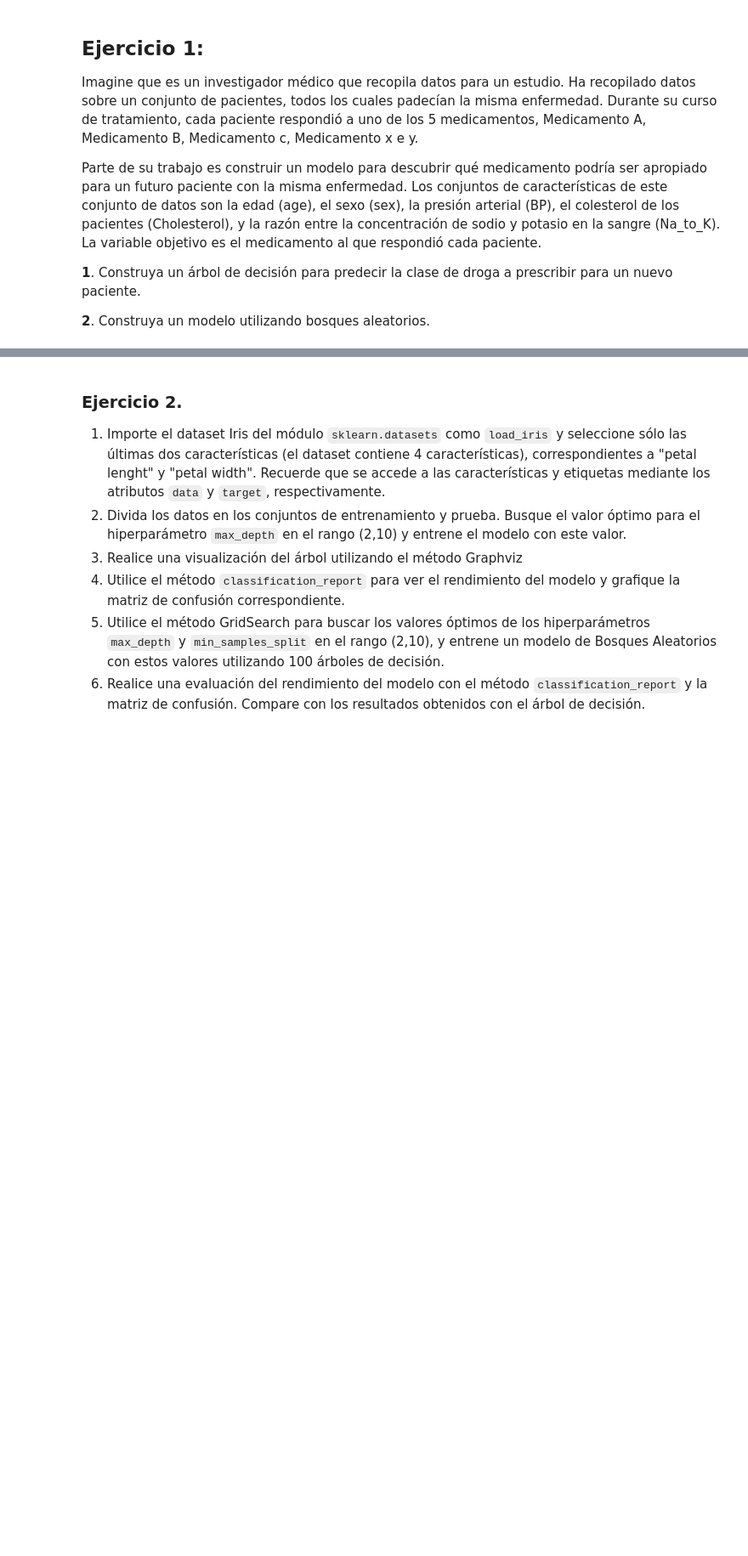
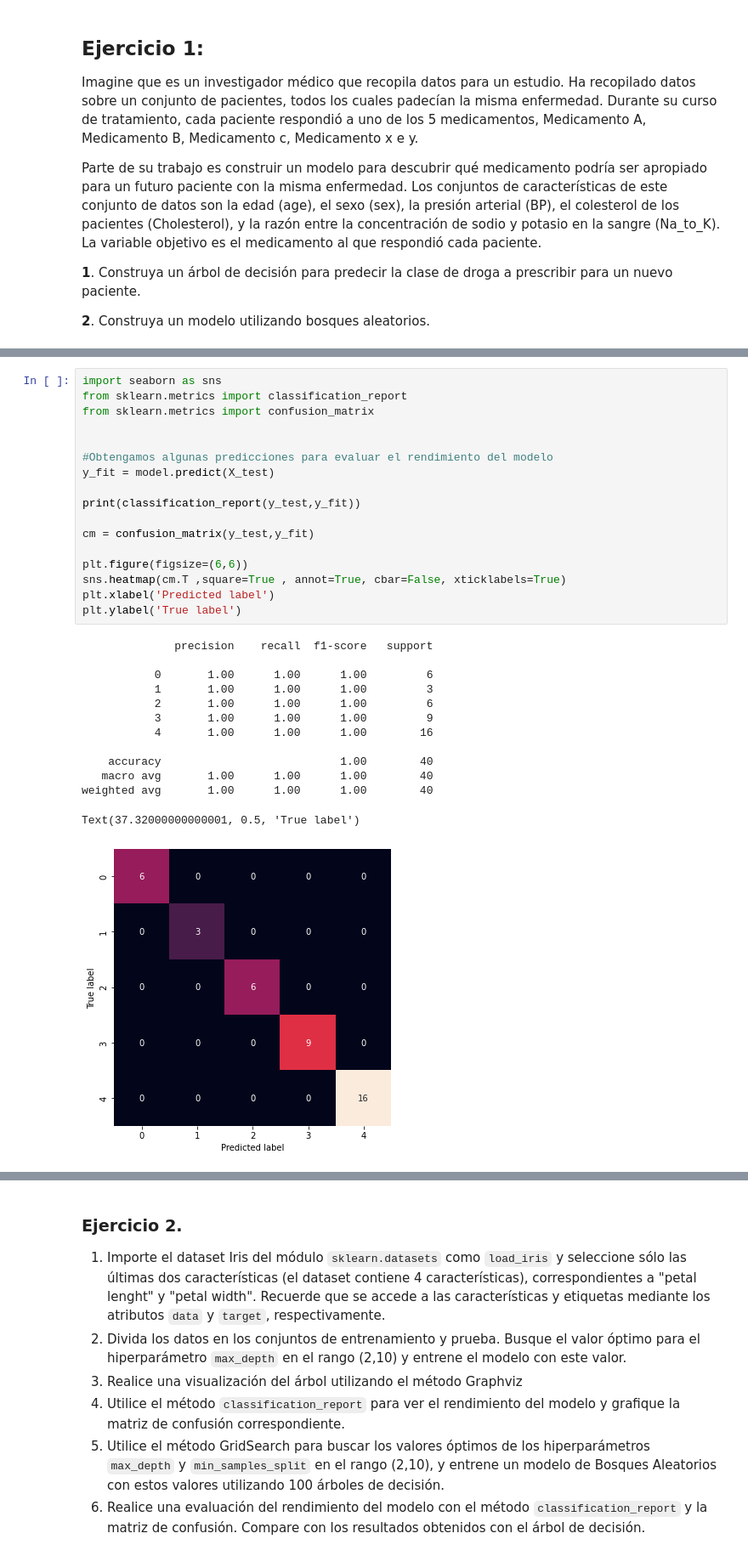
Before and after one commit to darioblandon/Curso1, a Jupyter notebook: S9/S9.ipynb, the cells around one changed output, grey strips where cells are left out. Shown at 85% size. Cells and saved outputs as stored; diff of their text form; blank space fills up the shorter version.

```diff
--- a/S9/S9.ipynb
+++ b/S9/S9.ipynb
@@ -230,0 +369,31 @@ Parte de su trabajo es construir un modelo para descubrir qué medicamento podr
+# %%
+import seaborn as sns
+from sklearn.metrics import classification_report
+from sklearn.metrics import confusion_matrix
+
+
+#Obtengamos algunas predicciones para evaluar el rendimiento del modelo
+y_fit = model.predict(X_test)
+
+print(classification_report(y_test,y_fit))
+
+cm = confusion_matrix(y_test,y_fit)
+
+plt.figure(figsize=(6,6))
+sns.heatmap(cm.T ,square=True , annot=True, cbar=False, xticklabels=True)
+plt.xlabel('Predicted label')
+plt.ylabel('True label')
+# %% [output]
+              precision    recall  f1-score   support
+
+           0       1.00      1.00      1.00         6
+           1       1.00      1.00      1.00         3
+           2       1.00      1.00      1.00         6
+           3       1.00      1.00      1.00         9
+           4       1.00      1.00      1.00        16
+
+    accuracy                           1.00        40
+   macro avg       1.00      1.00      1.00        40
+weighted avg       1.00      1.00      1.00        40
+Text(37.32000000000001, 0.5, 'True label')
+[figure, added]
```
Also changed, not shown: parts of 19 cells of this notebook.
